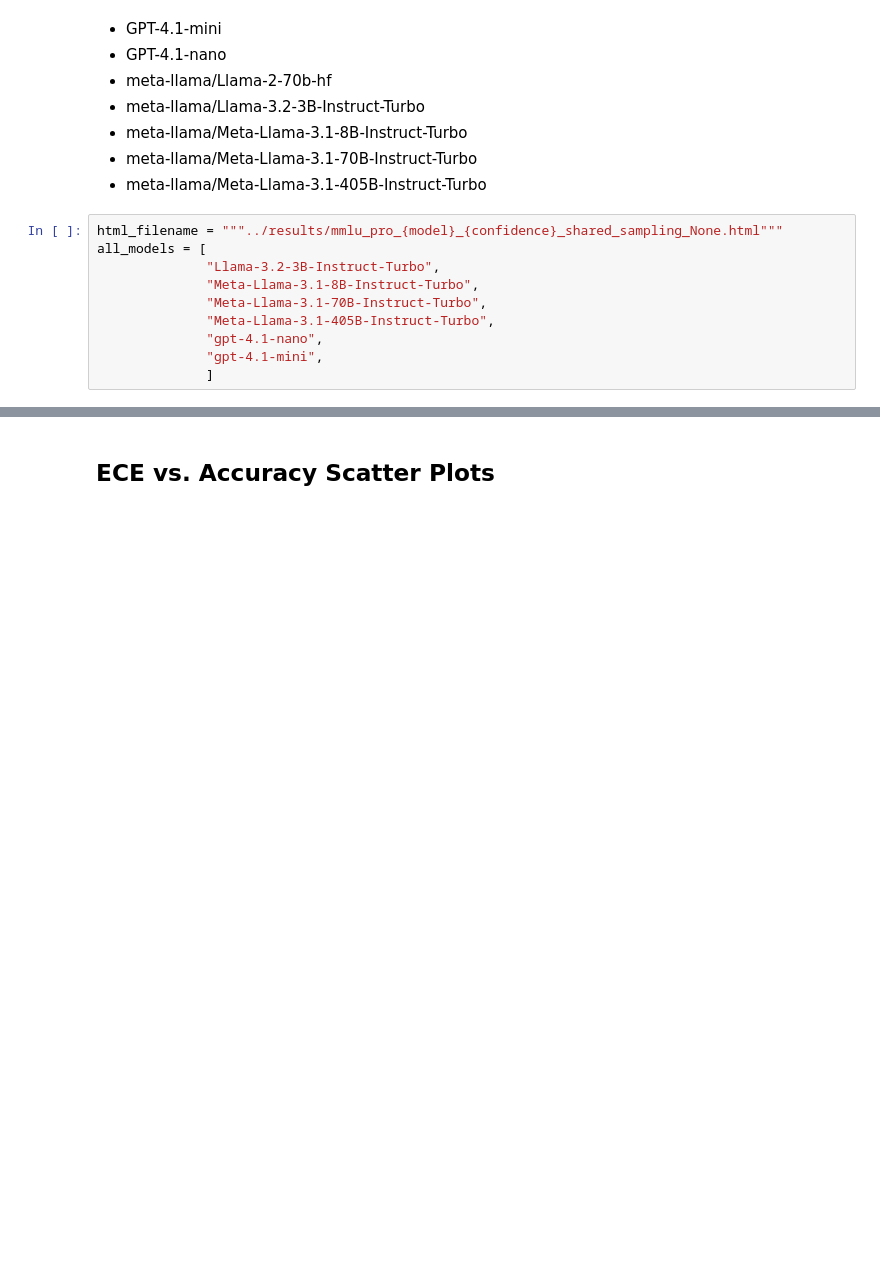
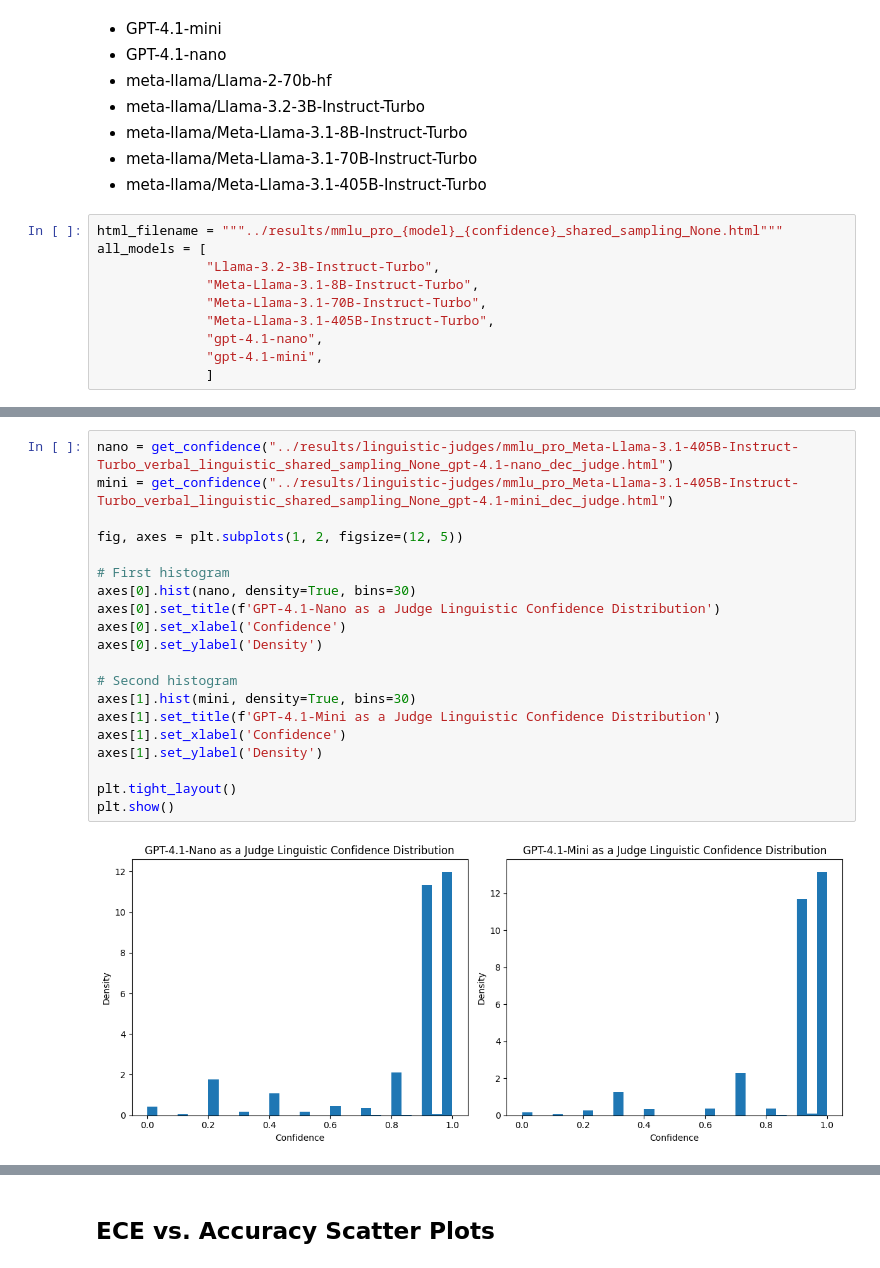
Before and after one commit to Linwei94/LLM-Calibration-Study, a Jupyter notebook: analysis/confidence_analysis.ipynb, the cells around one changed output, grey strips where cells are left out. Drawn from its saved outputs; the diff is of its cells as text; blank space fills up the shorter version.

Commit message:
added Google AI studio models and finished confidence analysis

```diff
--- a/analysis/confidence_analysis.ipynb
+++ b/analysis/confidence_analysis.ipynb
@@ -105,0 +108,22 @@ for model in all_models:
+# %%
+nano = get_confidence("../results/linguistic-judges/mmlu_pro_Meta-Llama-3.1-405B-Instruct-Turbo_verbal_linguistic_shared_sampling_None_gpt-4.1-nano_dec_judge.html")
+mini = get_confidence("../results/linguistic-judges/mmlu_pro_Meta-Llama-3.1-405B-Instruct-Turbo_verbal_linguistic_shared_sampling_None_gpt-4.1-mini_dec_judge.html")
+
+fig, axes = plt.subplots(1, 2, figsize=(12, 5))
+
+# First histogram
+axes[0].hist(nano, density=True, bins=30)
+axes[0].set_title(f'GPT-4.1-Nano as a Judge Linguistic Confidence Distribution')
+axes[0].set_xlabel('Confidence')
+axes[0].set_ylabel('Density')
+
+# Second histogram
+axes[1].hist(mini, density=True, bins=30)
+axes[1].set_title(f'GPT-4.1-Mini as a Judge Linguistic Confidence Distribution')
+axes[1].set_xlabel('Confidence')
+axes[1].set_ylabel('Density')
+
+plt.tight_layout()
+plt.show()
+# %% [output]
+[figure, added]
```
Also changed, not shown: parts of 8 cells of this notebook, 3 other files.
